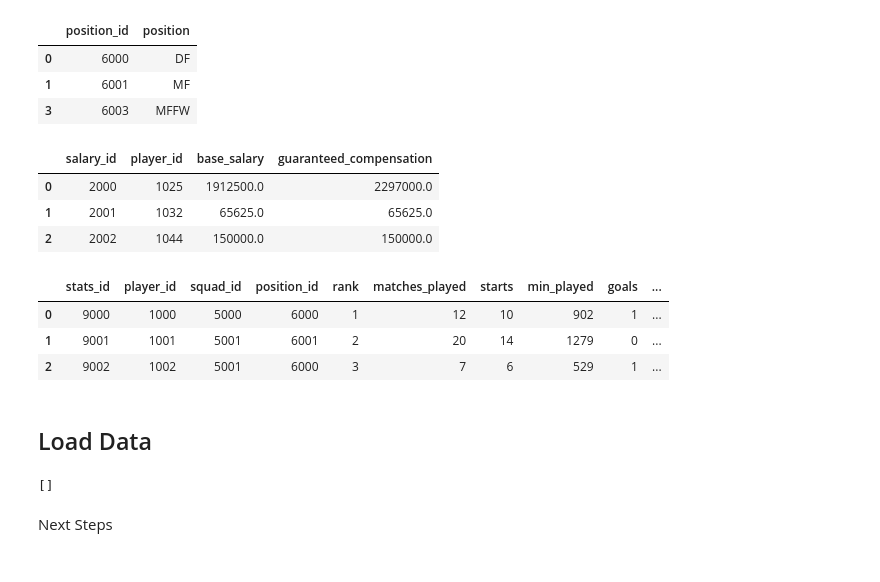
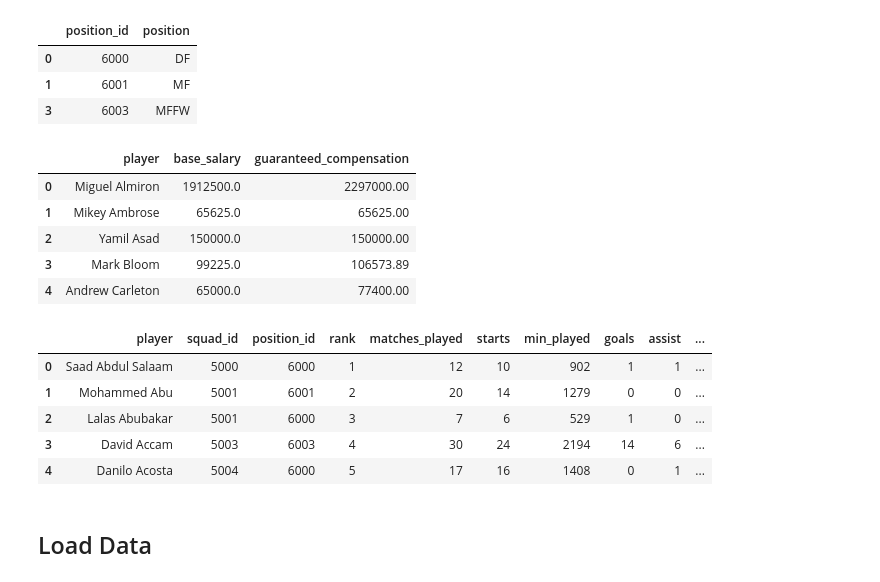
Before and after one commit to clmatherson/ETL_Project, a Jupyter notebook: MLS_ETL.ipynb, the cells around one changed output. Cells and saved outputs as stored; diff of their text form; code cells hidden in the pictures.

```diff
--- a/MLS_ETL.ipynb
+++ b/MLS_ETL.ipynb
@@ -139,40 +143,25 @@ mmls_positions.head(3)
 # %%
 # Create Salaries Table
 mmls_salary = mls_salaries_df[['player', 'base_salary', 'guaranteed_compensation']].drop_duplicates(keep='first')
-mmls_salary['salary_id'] = mmls_salary.index + salary_id
-mmls_salary = mmls_salary.reindex(columns=['salary_id', 'player', 'base_salary', 'guaranteed_compensation'])
-
-# Replace Player with Player_ID
-for name in mmls_player['player']:
-    ids = list(mmls_player['player_id'].loc[mmls_player['player']== name])
-    mmls_salary.loc[(mmls_salary.player == name), 'player'] = ids
-
-mmls_salary.rename(columns = {'player':'player_id'}, inplace = True)
-mmls_salary.head(3)
+mmls_salary = mmls_salary.reindex(columns=['player', 'base_salary', 'guaranteed_compensation'])
+mmls_salary.head()
 # %% [output]
-|  | salary_id | player_id | base_salary | guaranteed_compensation |
-| 0 | 2000 | 1025 | 1912500.0 | 2297000.0 |
-| 1 | 2001 | 1032 | 65625.0 | 65625.0 |
-| 2 | 2002 | 1044 | 150000.0 | 150000.0 |
+|  | player | base_salary | guaranteed_compensation |
+| 0 | Miguel Almiron | 1912500.0 | 2297000.00 |
+| 1 | Mikey Ambrose | 65625.0 | 65625.00 |
+| 2 | Yamil Asad | 150000.0 | 150000.00 |
+| 3 | Mark Bloom | 99225.0 | 106573.89 |
+| 4 | Andrew Carleton | 65000.0 | 77400.00 |
 # %%
 # Create Stats Table
 mmls_stats = mmls_data_df[['player', 'squad', 'position', 'rank', 'matches_played', 'starts', 'min_played', 'goals',
                            'assist', 'penalty_kicks', 'pk_attempts', 'yell_card', 'red_card', 'goals_90', 'assist_90',
                            'goals_assist_90', 'goals_pk_90', 'goals_assist_pk_90']].drop_duplicates(keep='first')
 
-mmls_stats['stats_id'] = mmls_stats.index + stats_id
-
-mmls_stats = mmls_stats.reindex(columns=['stats_id', 'player', 'squad', 'position', 'rank', 'matches_played', 'starts',
+mmls_stats = mmls_stats.reindex(columns=['player', 'squad', 'position', 'rank', 'matches_played', 'starts',
                                          'min_played', 'goals', 'assist', 'penalty_kicks', 'pk_attempts', 'yell_card',
                                          'red_card', 'goals_90', 'assist_90', 'goals_assist_90', 'goals_pk_90',
                                          'goals_assist_pk_90'])
-# %%
-# Replace Player Name with ID from Player Table
-for index, play in mmls_player.iterrows():
-    try:
-        mmls_stats.loc[(mmls_stats.player == play[1]), 'player'] = play[0]
-    except:
-        mmls_stats.loc[(mmls_stats.player == play[1]), 'player'] = 'nan'
 # %%
 # Replace Squad Name with Squad ID from Squad Table
 for index, sq in mmls_squad.iterrows():
@@ -189,21 +178,19 @@ for index, post in mmls_positions.iterrows():
         mmls_stats.loc[(mmls_stats.position == post[1]), 'position'] = 'nan'
 # %%
 # Rename Player, Squad and Position Names to ID
-mmls_stats.rename(columns = {'player':'player_id', 'squad':'squad_id', 'position':'position_id'}, inplace = True)
-mmls_stats.head(3)
+mmls_stats.rename(columns = {'squad':'squad_id', 'position':'position_id'}, inplace = True)
+mmls_stats.head()
 # %% [output]
-|  | stats_id | player_id | squad_id | position_id | rank | matches_played | starts | min_played | goals | ... |
-| 0 | 9000 | 1000 | 5000 | 6000 | 1 | 12 | 10 | 902 | 1 | ... |
-| 1 | 9001 | 1001 | 5001 | 6001 | 2 | 20 | 14 | 1279 | 0 | ... |
-| 2 | 9002 | 1002 | 5001 | 6000 | 3 | 7 | 6 | 529 | 1 | ... |
+|  | player | squad_id | position_id | rank | matches_played | starts | min_played | goals | assist | ... |
+| 0 | Saad Abdul Salaam | 5000 | 6000 | 1 | 12 | 10 | 902 | 1 | 1 | ... |
+| 1 | Mohammed Abu | 5001 | 6001 | 2 | 20 | 14 | 1279 | 0 | 0 | ... |
+| 2 | Lalas Abubakar | 5001 | 6000 | 3 | 7 | 6 | 529 | 1 | 0 | ... |
+| 3 | David Accam | 5003 | 6003 | 4 | 30 | 24 | 2194 | 14 | 6 | ... |
+| 4 | Danilo Acosta | 5004 | 6000 | 5 | 17 | 16 | 1408 | 0 | 1 | ... |
 # %% [markdown]
 ## Load Data
 # %%
 # rds_connection_string = "<insert user name>:<insert password>@localhost:5432/customer_db"
 # engine = create_engine(f'postgresql://{rds_connection_string}')
 engine = create_engine(f'postgresql://{PH_User_Name}:{PH_Password}@localhost:5432/ETL_Team007_Project')
-# %%
-engine.table_names()
-# %% [output]
-[]
 # %%
@@ -211,2 +197,0 @@ mls_df.to_sql(name='mls', con=engine, if_exists='append', index=False)
-# %% [markdown]
-Next Steps
```
Also changed, not shown: parts of 10 cells of this notebook.
